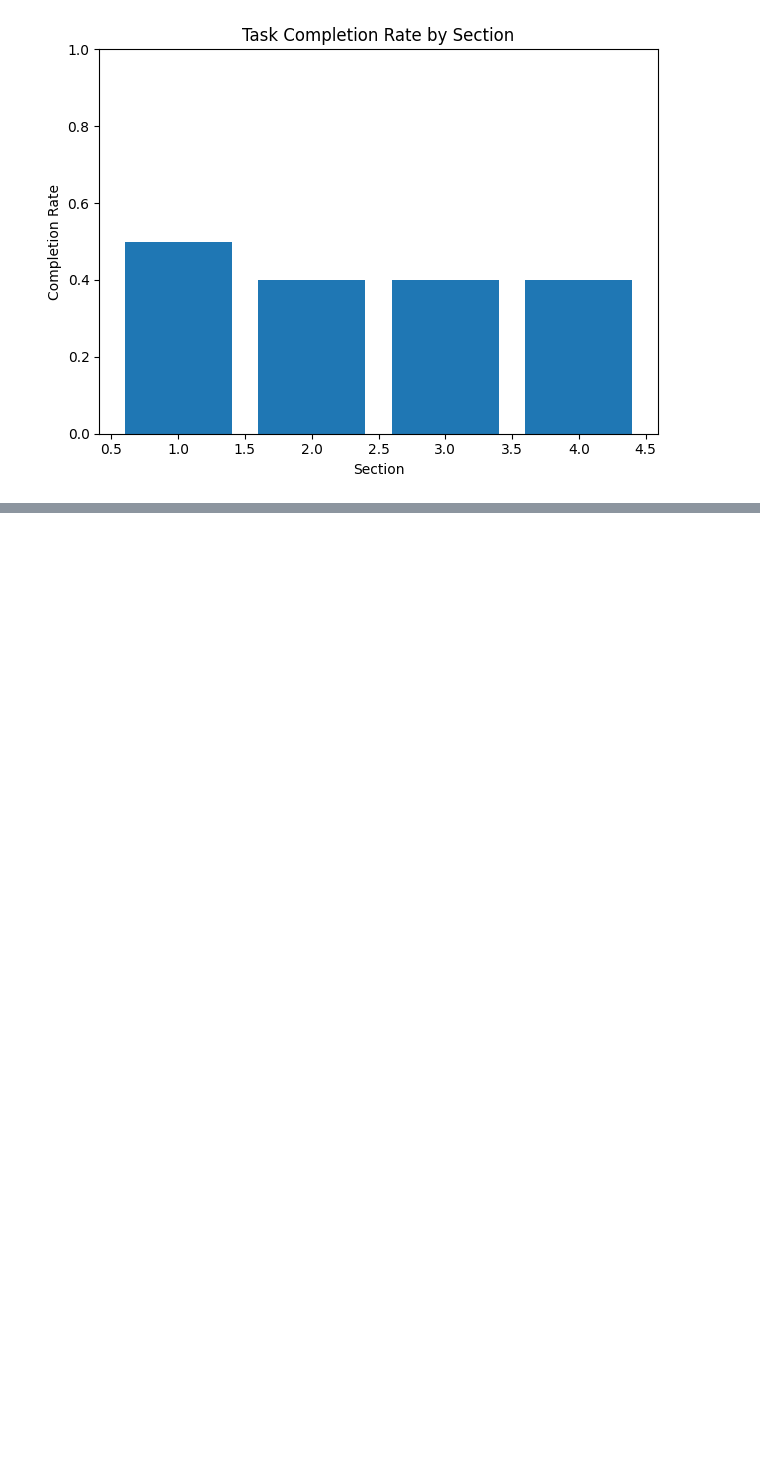
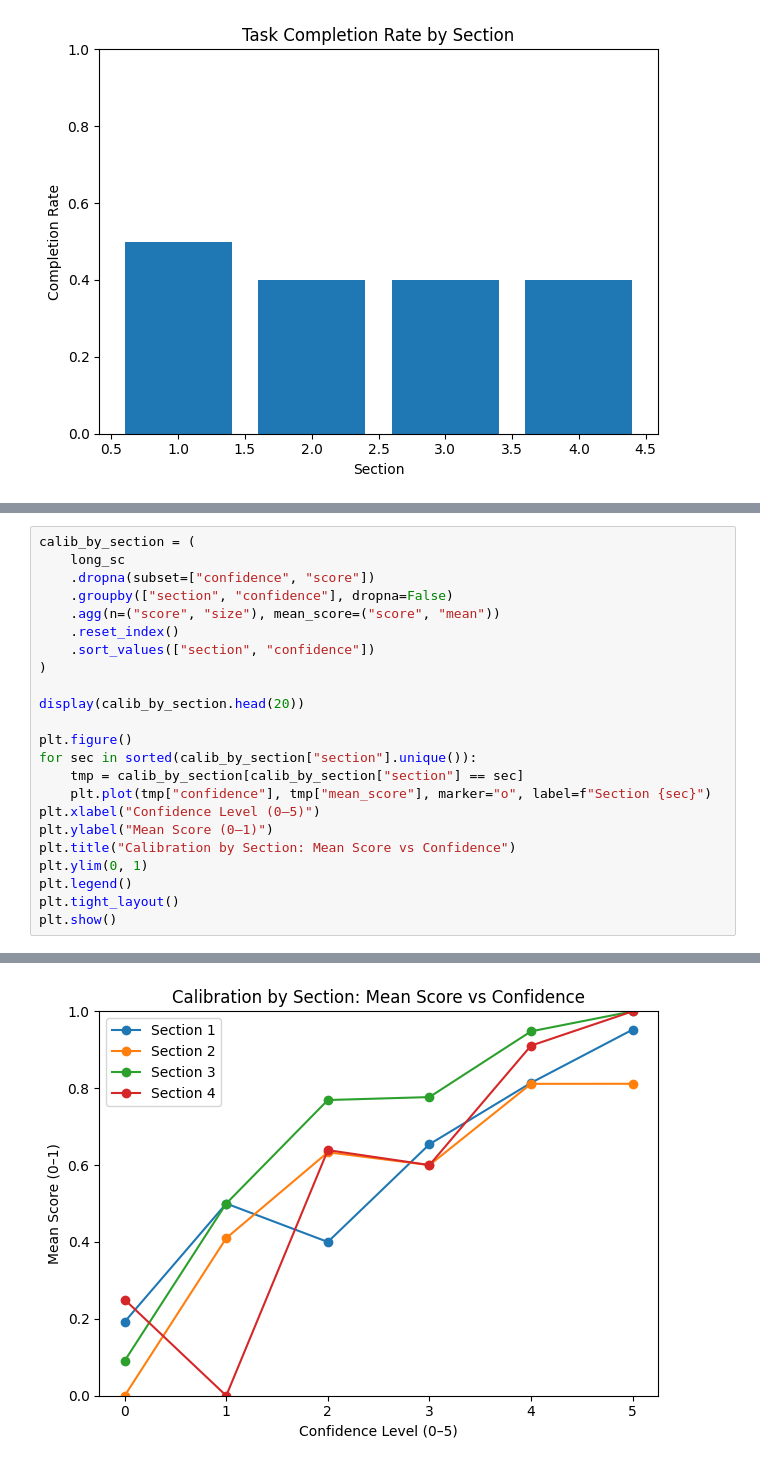
Before and after one commit to SaintHades/Simulation-coding-exercises-for-teaching-probability-theory, a Jupyter notebook: data/EDA.ipynb, the cells around one changed output, grey strips where cells are left out. Cells and saved outputs as stored; diff of their text form; blank space fills up the shorter version.

```diff
--- a/data/EDA.ipynb
+++ b/data/EDA.ipynb
@@ -380,0 +511,24 @@ plt.show()
+# %%
+calib_by_section = (
+    long_sc
+    .dropna(subset=["confidence", "score"])
+    .groupby(["section", "confidence"], dropna=False)
+    .agg(n=("score", "size"), mean_score=("score", "mean"))
+    .reset_index()
+    .sort_values(["section", "confidence"])
+)
+
+display(calib_by_section.head(20))
+
+plt.figure()
+for sec in sorted(calib_by_section["section"].unique()):
+    tmp = calib_by_section[calib_by_section["section"] == sec]
+    plt.plot(tmp["confidence"], tmp["mean_score"], marker="o", label=f"Section {sec}")
+plt.xlabel("Confidence Level (0–5)")
+plt.ylabel("Mean Score (0–1)")
+plt.title("Calibration by Section: Mean Score vs Confidence")
+plt.ylim(0, 1)
+plt.legend()
+plt.tight_layout()
+plt.show()
+# %% [output]
@@ -380,0 +552 @@ plt.show()
+[figure, added]
```
Also changed, not shown: parts of 10 cells of this notebook.
